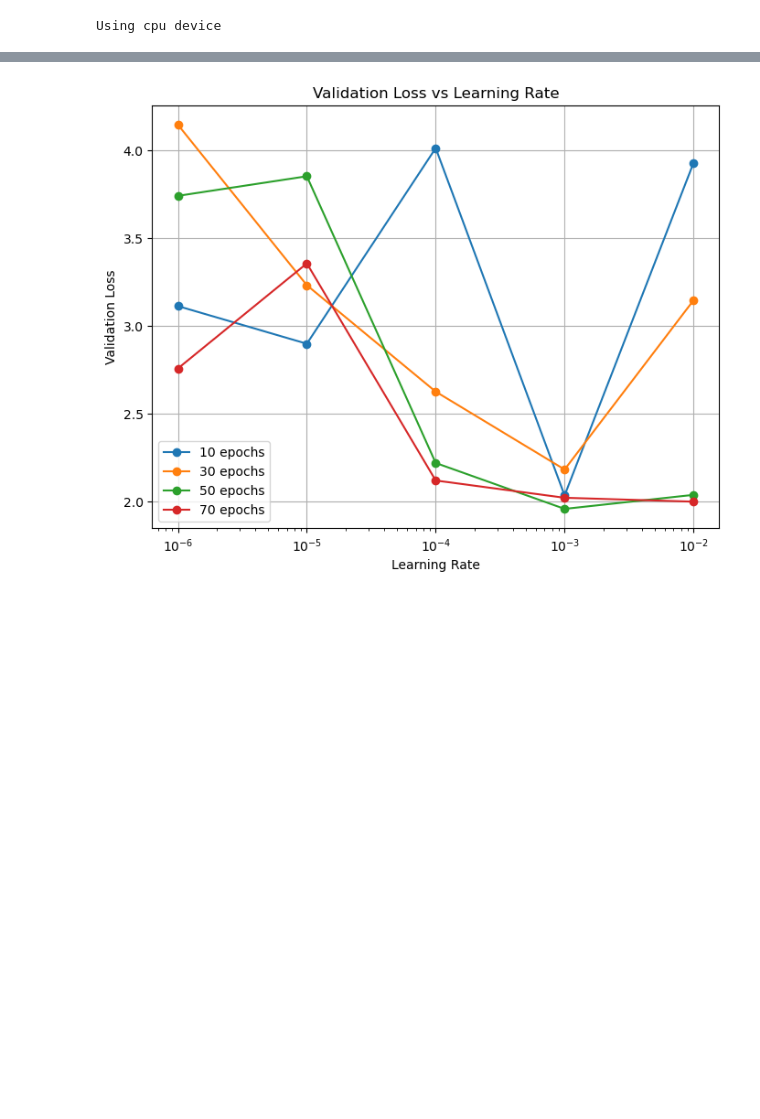
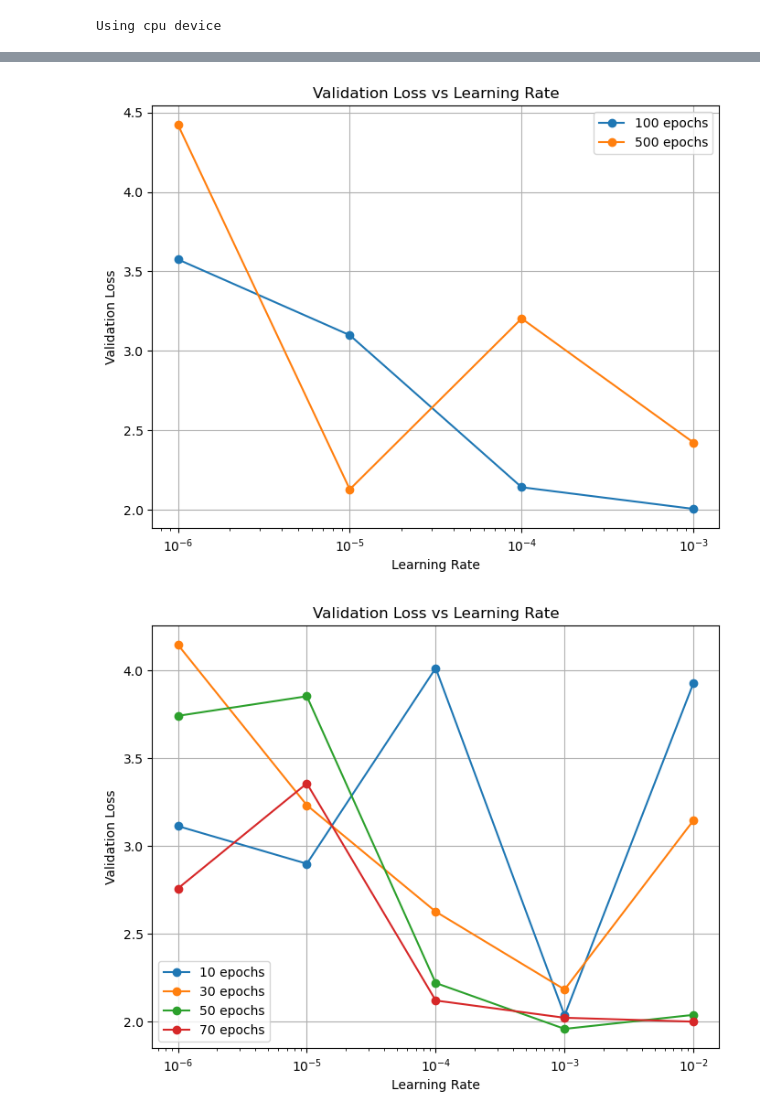
Before and after one commit to Hutch-Johnson/Protein-Language-Models, a Jupyter notebook: FT_HPs_ProGen2_FT.ipynb, the cells around one changed output, grey strips where cells are left out. Drawn from its saved outputs; the diff is of its cells as text; code cells hidden in the pictures; blank space fills up the shorter version.

```diff
--- a/FT_HPs_ProGen2_FT.ipynb
+++ b/FT_HPs_ProGen2_FT.ipynb
@@ -192,3 +415,81 @@ df_mutation.head()
+# %%
+lora_config = LoraConfig(
+    r=8,
+    lora_alpha=32,
+    # target_modules=["query", "key", "value", "output.dense"],
+    target_modules=["qkv_proj", "out_proj"],
+    lora_dropout=0.1,
+    bias="none",
+    # task_type=TaskType.FEATURE_EXTRACTION
+    task_type=TaskType.CAUSAL_LM
+)
+
+# protein_seq = 'EDGINLEEIREFAKNFKIRRLSLGLTQTQVGQALTATEGPAYSQSAICRFEKLDITPKSAQKLKPVLEKWLNEAELRNQEGQQNLMEFVG'
+
+
+df_mutation = pd.read_csv('mutation.csv') # automate df_mutation
+protein_seq  = df_mutation['wt_seq'].iloc[0]
+
+fitness_data = df_mutation
+fitness_data.reset_index(drop=True, inplace=True)
+positions = np.arange(len(protein_seq))
+
+amino_acids = 'ACDEFGHIKLMNPQRSTVWY'
+aa_token_ids = [tokenizer.convert_tokens_to_ids(aa) for aa in amino_acids]
+positions_col = np.repeat(positions, len(amino_acids))
+amino_acids_col = np.tile(list(amino_acids), len(positions))
+df2 = pd.DataFrame({'real_position': positions_col, 'mut_aa': amino_acids_col})
+df_merged = df2.merge(
+    fitness_data,
+    on=['real_position', 'mut_aa'],
+    how='left')
+fitness_list = df_merged['normalized_fitness'].tolist()
+fitness_tensor = torch.tensor(fitness_list)
+exp_tensor = fitness_tensor
+seq_len = exp_tensor.shape[0]
+
+loss = listwise_ranking_loss
+
+
+num_epochs = [100, 500]
+l_rates = [1e-6, 1e-5, 1e-4, 1e-3]
+len_ep = len(num_epochs)
+len_lr = len(l_rates)
+
+results = {}
+
+for i in range(len_ep):
+    eps = num_epochs[i]
+    results[eps] = []
+    # print(f"Number of epochs: {eps}")
+    for j in range(len_lr):
+        lr = l_rates[j]
+        # print(f"Learning rate: {lr}")
+
+        model, val_loss = FineTune_ProGen2_LORA(device, base_model, tokenizer,
+                                                lora_config, protein_seq, exp_tensor,
+                                                loss, lrate=lr, num_epochs=eps, k=0.5,
+                                                num_samples=20, print_info=False)
+
+        # print(f"Validation loss = {val_loss}")
+        results[eps].append(val_loss)
+
+
+plt.figure(figsize=(8,6))
+
+for eps, losses in results.items():
+    plt.plot(l_rates, losses, marker='o', label=f'{eps} epochs')
+
+plt.xscale('log')   # learning rates should be log-scaled
+plt.xlabel('Learning Rate')
+plt.ylabel('Validation Loss')
+plt.title('Validation Loss vs Learning Rate')
+plt.legend()
+plt.grid(True)
+
+plt.show()
+# %% [output]
+[figure, added]
 # %%
 lora_config = LoraConfig(
     r=8,
```
Also changed, not shown: parts of 4 cells of this notebook.
